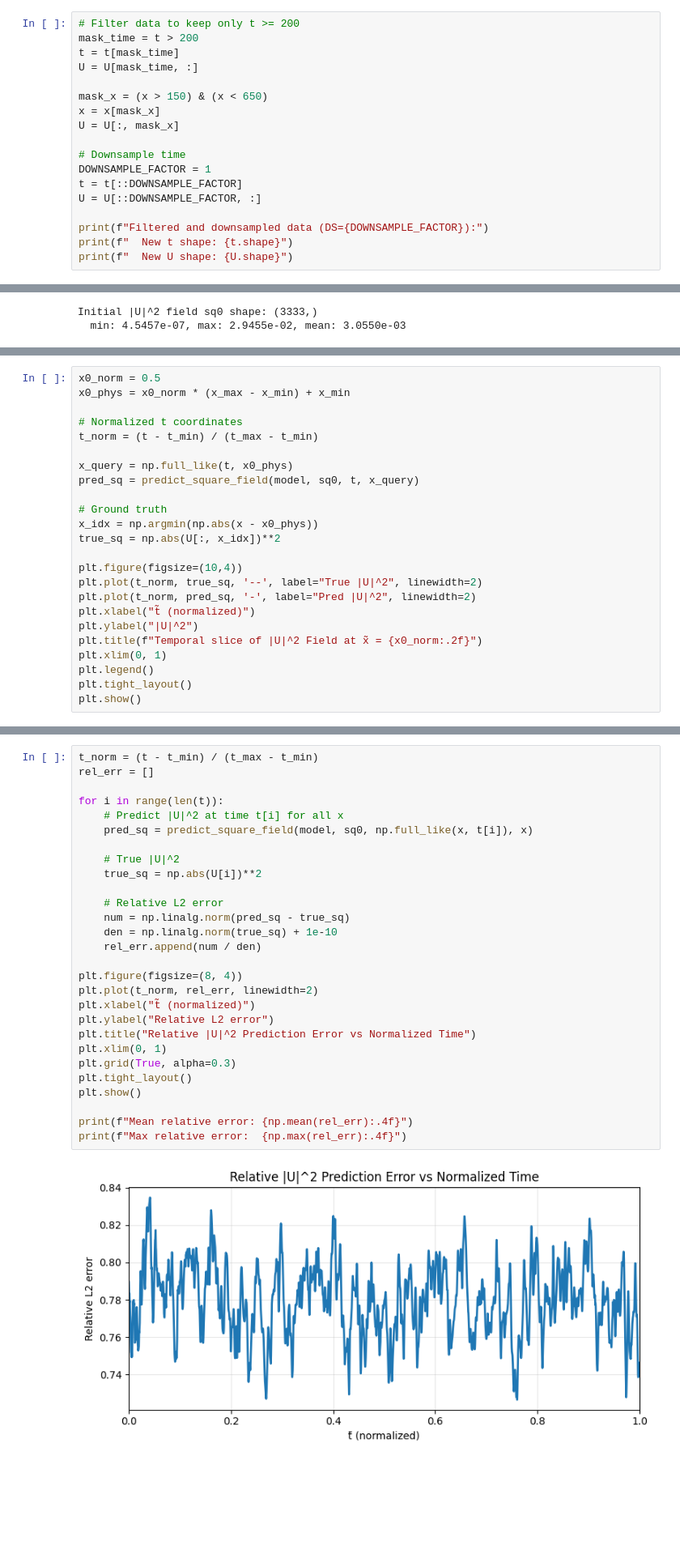
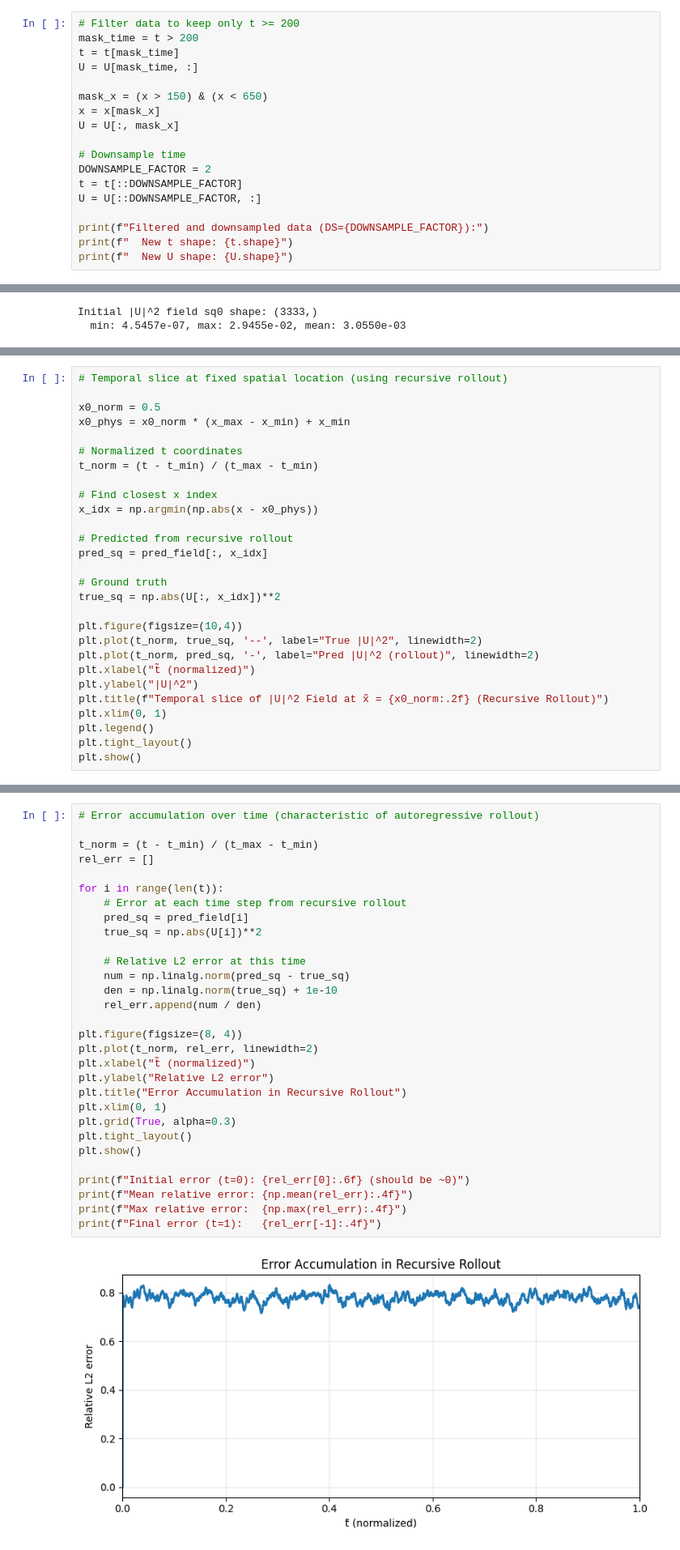
Before and after one commit to pxeedust/wave-deeponet, a Jupyter notebook: norm_square_field.ipynb, the cells around one changed output, grey strips where cells are left out. Shown at 81% size. Saved outputs shown, nothing was run; the diff lists cells and outputs as text; blank space fills up the shorter version.

Commit message:
Modified norm_square_field

```diff
--- a/norm_square_field.ipynb
+++ b/norm_square_field.ipynb
@@ -108,7 +108,7 @@ x = x[mask_x]
 U = U[:, mask_x]
 
 # Downsample time
-DOWNSAMPLE_FACTOR = 1
+DOWNSAMPLE_FACTOR = 2
 t = t[::DOWNSAMPLE_FACTOR]
 U = U[::DOWNSAMPLE_FACTOR, :]
 
@@ -933,23 +974,27 @@ plt.show()
 # %%
+# Temporal slice at fixed spatial location (using recursive rollout)
+
 x0_norm = 0.5
 x0_phys = x0_norm * (x_max - x_min) + x_min
 
 # Normalized t coordinates
 t_norm = (t - t_min) / (t_max - t_min)
 
-x_query = np.full_like(t, x0_phys)
-pred_sq = predict_square_field(model, sq0, t, x_query)
+# Find closest x index
+x_idx = np.argmin(np.abs(x - x0_phys))
+
+# Predicted from recursive rollout
+pred_sq = pred_field[:, x_idx]
 
 # Ground truth
-x_idx = np.argmin(np.abs(x - x0_phys))
 true_sq = np.abs(U[:, x_idx])**2
 
 plt.figure(figsize=(10,4))
 plt.plot(t_norm, true_sq, '--', label="True |U|^2", linewidth=2)
-plt.plot(t_norm, pred_sq, '-', label="Pred |U|^2", linewidth=2)
+plt.plot(t_norm, pred_sq, '-', label="Pred |U|^2 (rollout)", linewidth=2)
 plt.xlabel("t̃ (normalized)")
 plt.ylabel("|U|^2")
-plt.title(f"Temporal slice of |U|^2 Field at x̃ = {x0_norm:.2f}")
+plt.title(f"Temporal slice of |U|^2 Field at x̃ = {x0_norm:.2f} (Recursive Rollout)")
 plt.xlim(0, 1)
 plt.legend()
 plt.tight_layout()
@@ -1026,30 +1064,32 @@ Mean relative error: 6.3325
 # %%
+# Error accumulation over time (characteristic of autoregressive rollout)
+
 t_norm = (t - t_min) / (t_max - t_min)
 rel_err = []
 
 for i in range(len(t)):
-    # Predict |U|^2 at time t[i] for all x
-    pred_sq = predict_square_field(model, sq0, np.full_like(x, t[i]), x)
-
-    # True |U|^2
+    # Error at each time step from recursive rollout
+    pred_sq = pred_field[i]
     true_sq = np.abs(U[i])**2
 
-    # Relative L2 error
+    # Relative L2 error at this time
     num = np.linalg.norm(pred_sq - true_sq)
     den = np.linalg.norm(true_sq) + 1e-10
     rel_err.append(num / den)
 
 plt.figure(figsize=(8, 4))
 plt.plot(t_norm, rel_err, linewidth=2)
 plt.xlabel("t̃ (normalized)")
 plt.ylabel("Relative L2 error")
-plt.title("Relative |U|^2 Prediction Error vs Normalized Time")
+plt.title("Error Accumulation in Recursive Rollout")
 plt.xlim(0, 1)
 plt.grid(True, alpha=0.3)
 plt.tight_layout()
 plt.show()
 
+print(f"Initial error (t=0): {rel_err[0]:.6f} (should be ~0)")
 print(f"Mean relative error: {np.mean(rel_err):.4f}")
 print(f"Max relative error:  {np.max(rel_err):.4f}")
+print(f"Final error (t=1):   {rel_err[-1]:.4f}")
 # %% [output]
-[figure, old version]
+[figure, new version]
```
Also changed, not shown: parts of 16 cells of this notebook.
